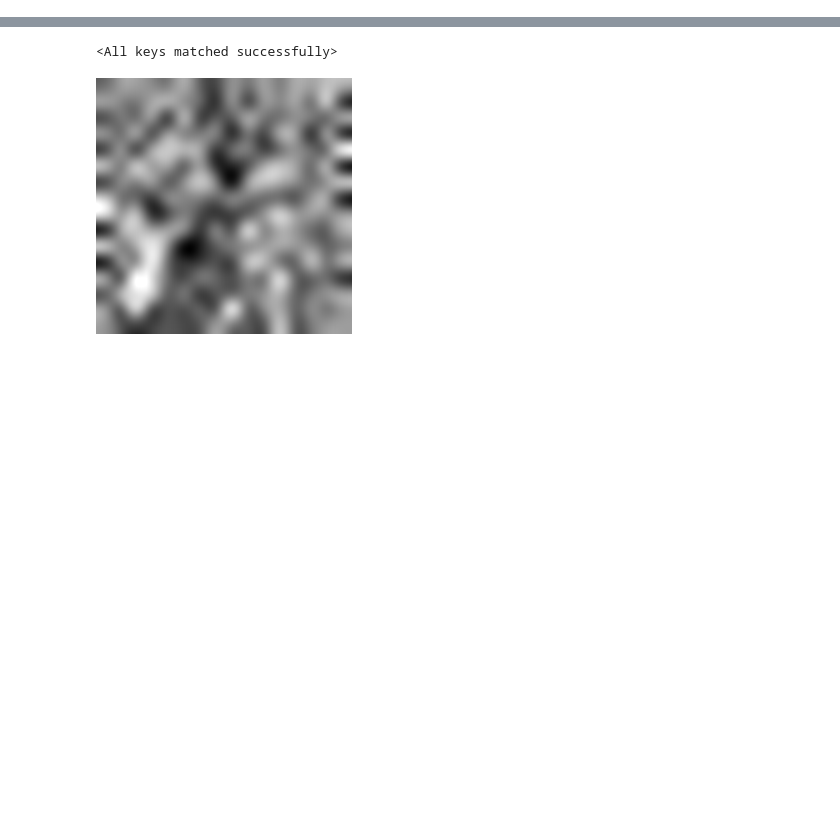
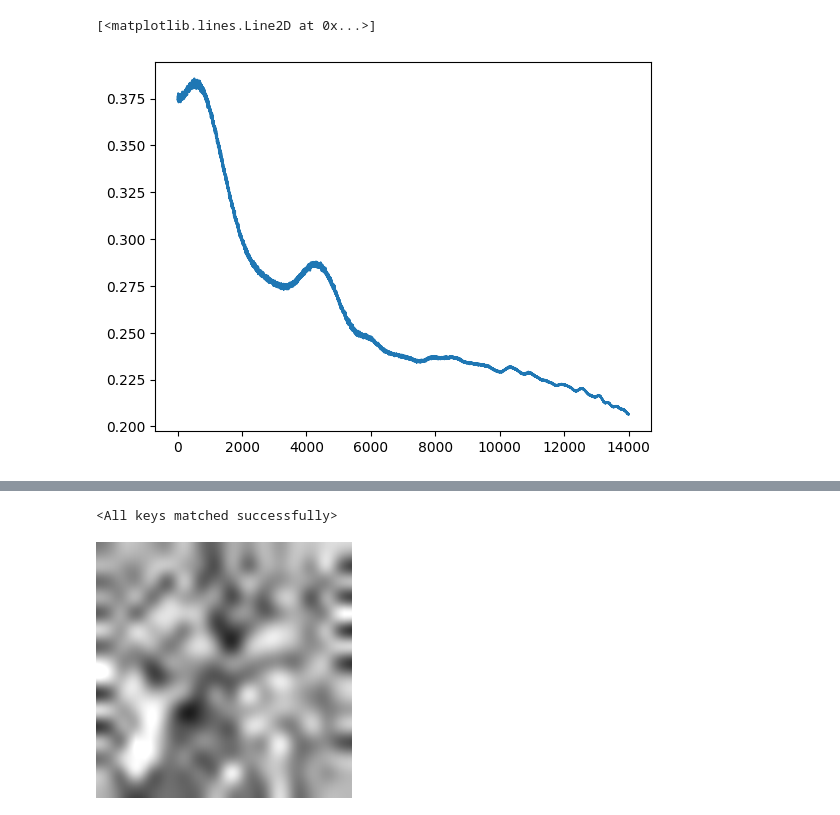
Before and after one commit to danjacobellis/CMMR, a Jupyter notebook: dino_rdae_inference.ipynb, the cells around one changed output, grey strips where cells are left out. Saved outputs shown, nothing was run; the diff lists cells and outputs as text; code cells hidden in the pictures; blank space fills up the shorter version.

```diff
--- a/dino_rdae_inference.ipynb
+++ b/dino_rdae_inference.ipynb
@@ -15,0 +22,5 @@ from IPython.display import display
+# %%
+plt.plot(d[2000:])
+# %% [output]
+[<matplotlib.lines.Line2D at 0x...>]
+[figure, added]
```
Also changed, not shown: parts of 11 cells of this notebook.
